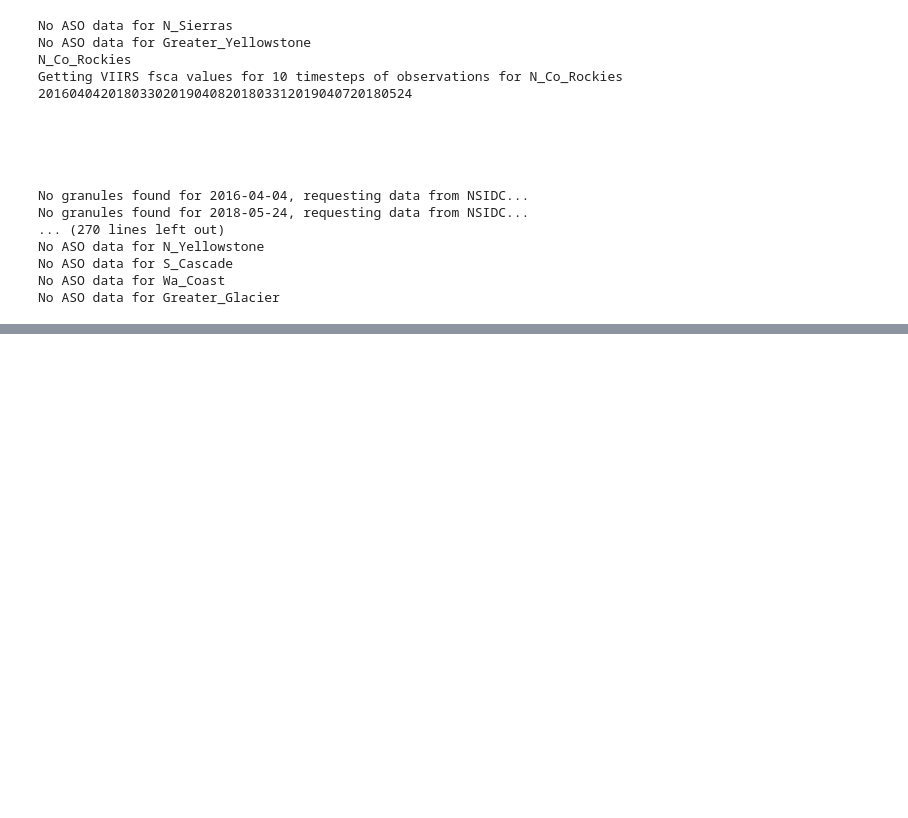
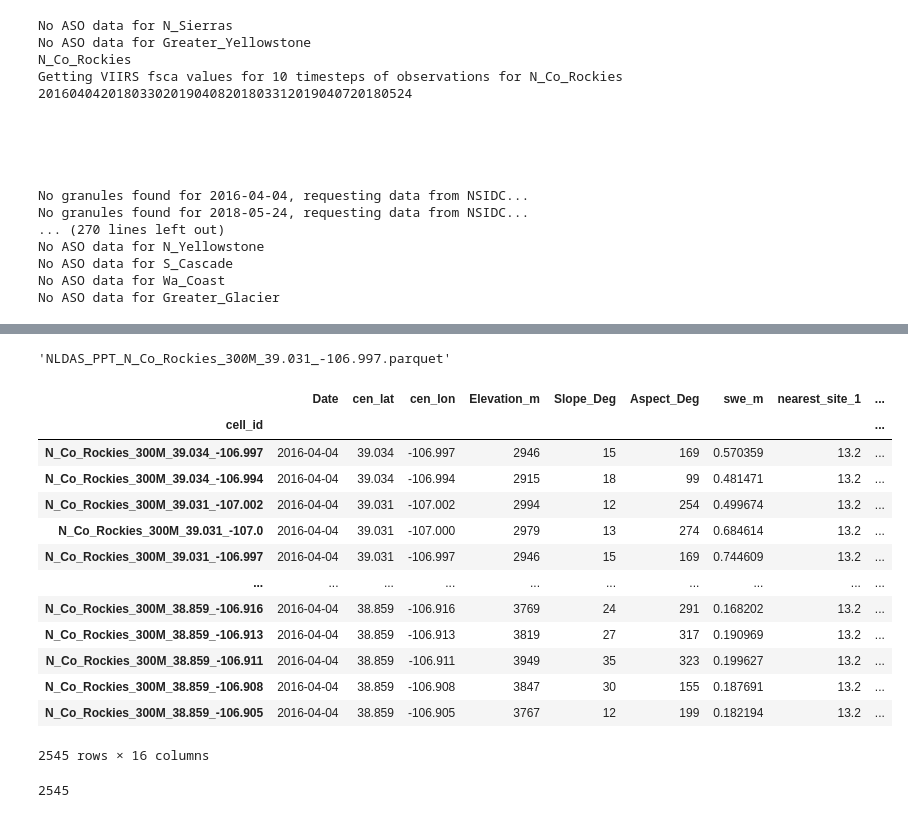
Before and after one commit to whitelightning450/SWEMLv2.0, a Jupyter notebook: Dataprocessing/DataProcessing_PipelineModularized.ipynb, the cells around one changed output, grey strips where cells are left out. Saved outputs shown, nothing was run; the diff lists cells and outputs as text; code cells hidden in the pictures; blank space fills up the shorter version.

```diff
--- a/Dataprocessing/DataProcessing_PipelineModularized.ipynb
+++ b/Dataprocessing/DataProcessing_PipelineModularized.ipynb
@@ -505,0 +495,31 @@ ppt.head()
+# %%
+Precippath = f"{HOME}/SWEMLv2.0/data/Precipitation/{region}/{output_res}M_NLDAS_Precip/sites/"
+pptfiles = [filename for filename in os.listdir(Precippath)]
+pptfiles[0]
+# %% [output]
+'NLDAS_PPT_N_Co_Rockies_300M_39.031_-106.997.parquet'
+# %%
+DFpath = '/home/rjohnson18/SWEMLv2.0/data/TrainingDFs/N_Co_Rockies/300M_Resolution/PrecipVIIRSGeoObsDFs_20_fSCA_Thresh'
+geofile = 'Precip_VIIRS_GeoObsDF_20160404.parquet'
+
+GDF = pd.read_parquet(os.path.join(DFpath, geofile))
+GDF
+# %% [output]
+|  | Date | cen_lat | cen_lon | Elevation_m | Slope_Deg | Aspect_Deg | swe_m | nearest_site_1 | ... |
+| cell_id |  |  |  |  |  |  |  |  | ... |
+| N_Co_Rockies_300M_39.034_-106.997 | 2016-04-04 | 39.034 | -106.997 | 2946 | 15 | 169 | 0.570359 | 13.2 | ... |
+| N_Co_Rockies_300M_39.034_-106.994 | 2016-04-04 | 39.034 | -106.994 | 2915 | 18 | 99 | 0.481471 | 13.2 | ... |
+| N_Co_Rockies_300M_39.031_-107.002 | 2016-04-04 | 39.031 | -107.002 | 2994 | 12 | 254 | 0.499674 | 13.2 | ... |
+| N_Co_Rockies_300M_39.031_-107.0 | 2016-04-04 | 39.031 | -107.000 | 2979 | 13 | 274 | 0.684614 | 13.2 | ... |
+| N_Co_Rockies_300M_39.031_-106.997 | 2016-04-04 | 39.031 | -106.997 | 2946 | 15 | 169 | 0.744609 | 13.2 | ... |
+| ... | ... | ... | ... | ... | ... | ... | ... | ... | ... |
+| N_Co_Rockies_300M_38.859_-106.916 | 2016-04-04 | 38.859 | -106.916 | 3769 | 24 | 291 | 0.168202 | 13.2 | ... |
+| N_Co_Rockies_300M_38.859_-106.913 | 2016-04-04 | 38.859 | -106.913 | 3819 | 27 | 317 | 0.190969 | 13.2 | ... |
+| N_Co_Rockies_300M_38.859_-106.911 | 2016-04-04 | 38.859 | -106.911 | 3949 | 35 | 323 | 0.199627 | 13.2 | ... |
+| N_Co_Rockies_300M_38.859_-106.908 | 2016-04-04 | 38.859 | -106.908 | 3847 | 30 | 155 | 0.187691 | 13.2 | ... |
+| N_Co_Rockies_300M_38.859_-106.905 | 2016-04-04 | 38.859 | -106.905 | 3767 | 12 | 199 | 0.182194 | 13.2 | ... |
+2545 rows × 16 columns
+# %%
+len(GDF)
+# %% [output]
+2545
```
Also changed, not shown: parts of 12 cells of this notebook, 1 other file.
